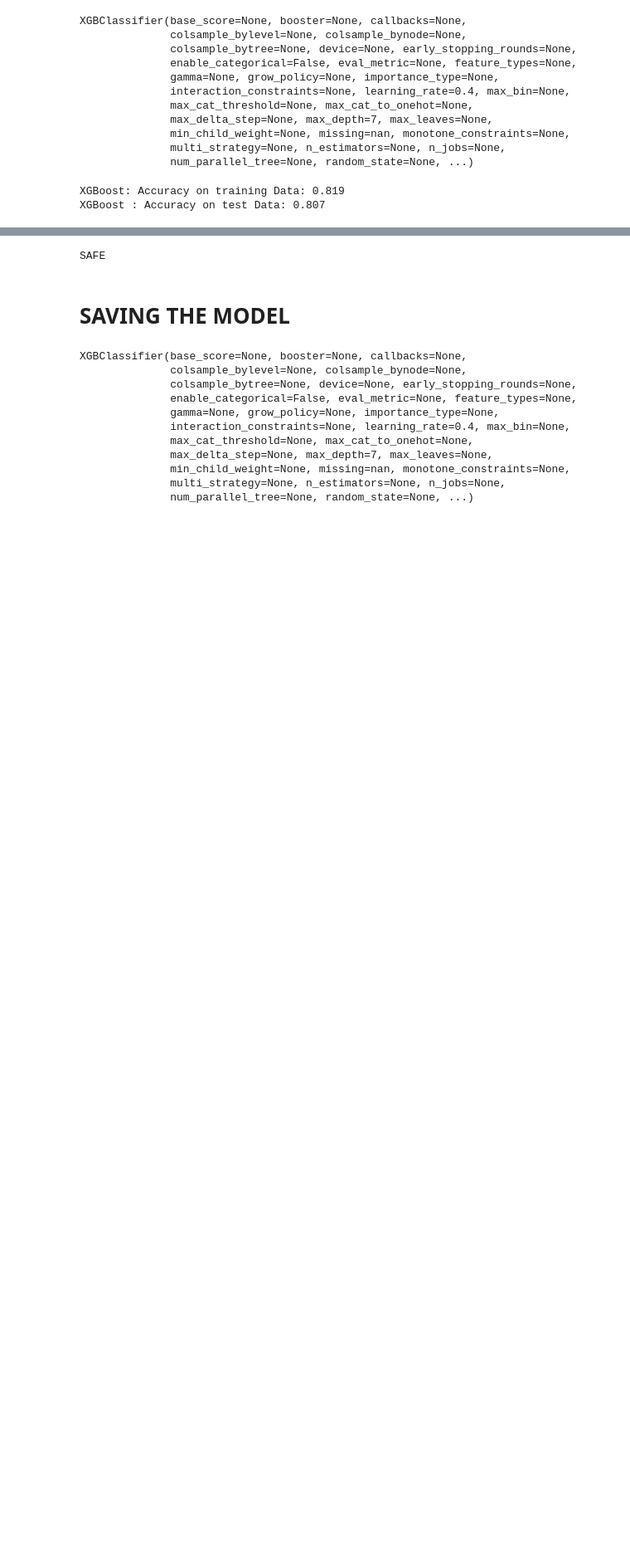
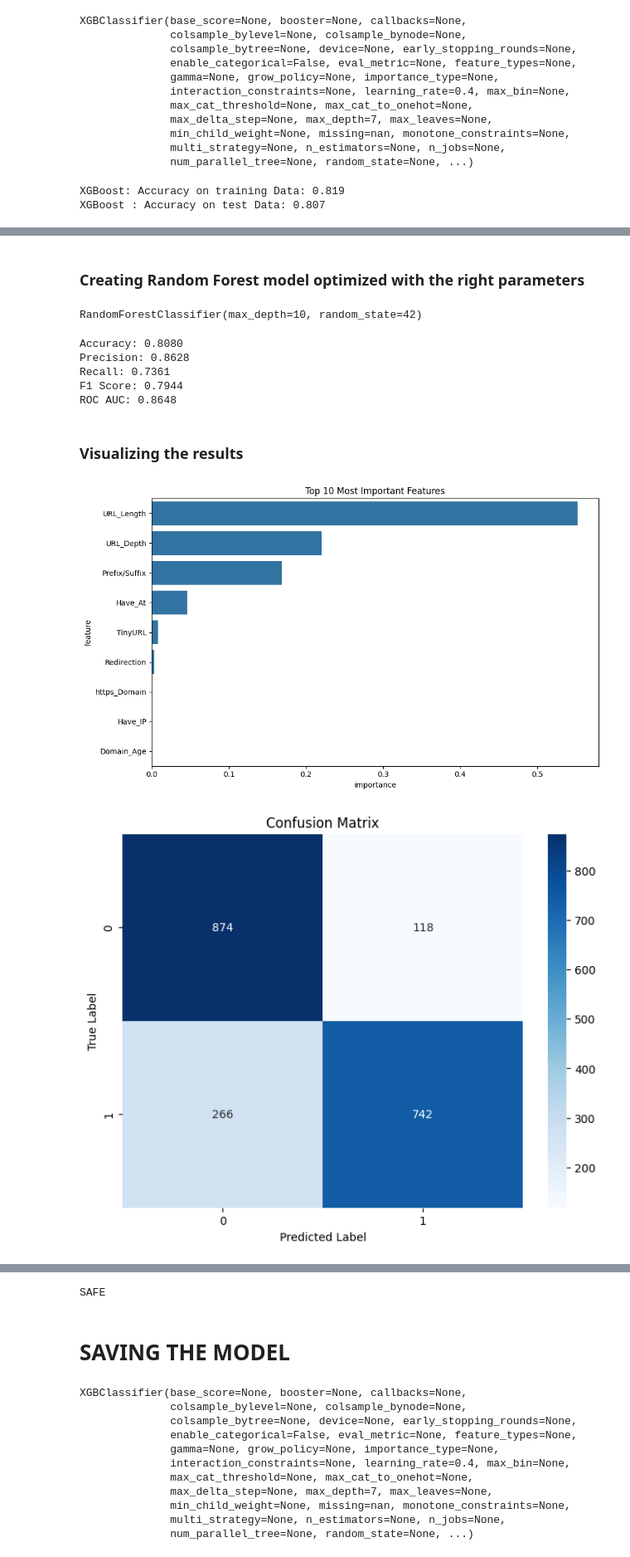
Before and after one commit to gitnicohub/Tesi, a Jupyter notebook: Feature_Extraction.ipynb, the cells around one changed output, grey strips where cells are left out. Shown at 83% size. Saved outputs shown, nothing was run; the diff lists cells and outputs as text; code cells hidden in the pictures; blank space fills up the shorter version.

Commit message:
fit : aggiunta random forest e tuning dei parametri

```diff
--- a/Feature_Extraction.ipynb
+++ b/Feature_Extraction.ipynb
@@ -357,0 +435,63 @@ XGBoost : Accuracy on test Data: 0.807
+# %% [markdown]
+### Creating Random Forest model optimized with the right parameters
+# %%
+# Create the Random Forest with best parameters
+best_rf = RandomForestClassifier(**rf_grid.best_params_, random_state=42)
+best_rf.fit(X_train, y_train)
+# %% [output]
+RandomForestClassifier(max_depth=10, random_state=42)
+# %%
+# Make predictions and evaluate
+y_pred = best_rf.predict(X_test)
+y_pred_prob = best_rf.predict_proba(X_test)
+
+# Calculate various metrics
+from sklearn.metrics import accuracy_score, precision_score, recall_score, f1_score, roc_auc_score
+
+metrics = {
+    'Accuracy': accuracy_score(y_test, y_pred),
+    'Precision': precision_score(y_test, y_pred),
+    'Recall': recall_score(y_test, y_pred),
+    'F1 Score': f1_score(y_test, y_pred),
+    'ROC AUC': roc_auc_score(y_test, y_pred_prob[:, 1])
+}
+
+for metric, value in metrics.items():
+    print(f"{metric}: {value:.4f}")
+# %% [output]
+Accuracy: 0.8080
+Precision: 0.8628
+Recall: 0.7361
+F1 Score: 0.7944
+ROC AUC: 0.8648
+# %% [markdown]
+### Visualizing the results
+# %%
+import matplotlib.pyplot as plt
+import seaborn as sns
+
+# Plot feature importance
+feature_importance = pd.DataFrame({
+    'feature': X_train.columns,
+    'importance': best_rf.feature_importances_
+})
+feature_importance = feature_importance.sort_values('importance', ascending=False)
+
+plt.figure(figsize=(10, 6))
+sns.barplot(x='importance', y='feature', data=feature_importance.head(10))
+plt.title('Top 10 Most Important Features')
+plt.tight_layout()
+plt.show()
+
+# Plot confusion matrix
+from sklearn.metrics import confusion_matrix
+cm = confusion_matrix(y_test, y_pred)
+plt.figure(figsize=(8, 6))
+sns.heatmap(cm, annot=True, fmt='d', cmap='Blues')
+plt.title('Confusion Matrix')
+plt.ylabel('True Label')
+plt.xlabel('Predicted Label')
+plt.show()
+# %% [output]
+[figure, added]
+[figure, added]
```
Also changed, not shown: parts of 10 cells of this notebook.
